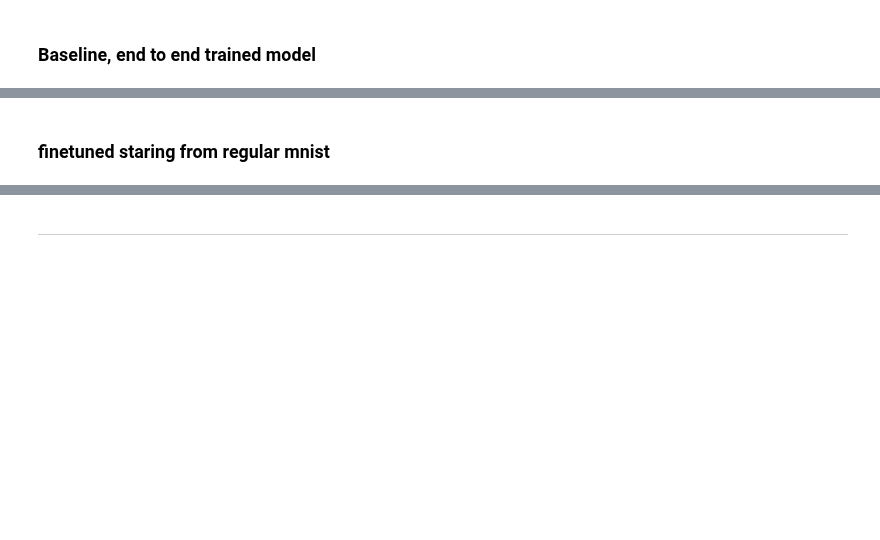
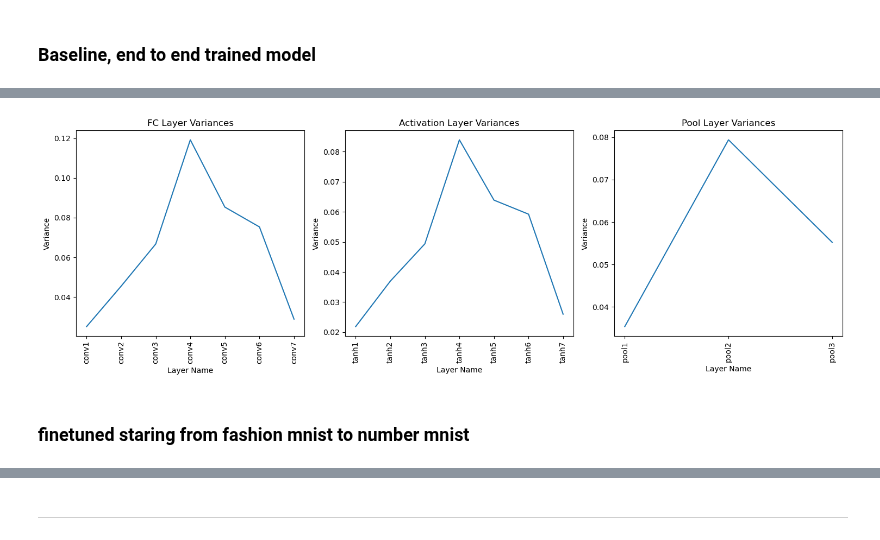
Before and after one commit to tusharmanekar/mp-tl-study, a Jupyter notebook: experiments-fashion-to-mnist-cnn.ipynb, the cells around one changed output, grey strips where cells are left out. Drawn from its saved outputs; the diff is of its cells as text; code cells hidden in the pictures; blank space fills up the shorter version.

```diff
--- a/experiments-fashion-to-mnist-cnn.ipynb
+++ b/experiments-fashion-to-mnist-cnn.ipynb
@@ -458,5 +547,47 @@ Train set: Average loss: 0.6548, Accuracy: 45771.0/60000 (76%)
+# %%
+# Create a list of layer names and variances for fc layers
+conv_layer_names = [name for name in variances.keys() if 'conv' in name]
+conv_variance_values = [variance.mean().item() for name, variance in variances.items() if 'conv' in name]
+
+# Create a list of layer names and variances for activation layers
+activation_layer_names = [name for name in variances.keys() if 'tanh' in name]
+activation_variance_values = [variance.mean().item() for name, variance in variances.items() if 'tanh' in name]
+
+# Create a list of layer names and variances for pool layers
+pool_layer_names = [name for name in variances.keys() if 'pool' in name]
+pool_variance_values = [variance.mean().item() for name, variance in variances.items() if 'pool' in name]
+
+# Create a figure with three subplots
+fig, axs = plt.subplots(1, 3, figsize=(15, 5))
+
+# Plot the variances for fc layers
+axs[0].plot(conv_layer_names, conv_variance_values)
+axs[0].set_xticklabels(conv_layer_names, rotation=90)
+axs[0].set_xlabel('Layer Name')
+axs[0].set_ylabel('Variance')
+axs[0].set_title('FC Layer Variances')
+
+# Plot the variances for activation layers
+axs[1].plot(activation_layer_names, activation_variance_values)
+axs[1].set_xticklabels(activation_layer_names, rotation=90)
+axs[1].set_xlabel('Layer Name')
+axs[1].set_ylabel('Variance')
+axs[1].set_title('Activation Layer Variances')
+
+# Plot the variances for pool layers
+axs[2].plot(pool_layer_names, pool_variance_values)
+axs[2].set_xticklabels(pool_layer_names, rotation=90)
+axs[2].set_xlabel('Layer Name')
+axs[2].set_ylabel('Variance')
+axs[2].set_title('Pool Layer Variances')
+
+# Adjust the layout and display the plot
+plt.tight_layout()
+plt.show()
+# %% [output]
+[figure, added]
 # %% [markdown]
-### finetuned staring from regular mnist
+### finetuned staring from fashion mnist to number mnist
 # %%
 #luckily, the number of classes is the same, so we don't need to change the last layer.
 
```
Also changed, not shown: parts of 6 cells of this notebook.
